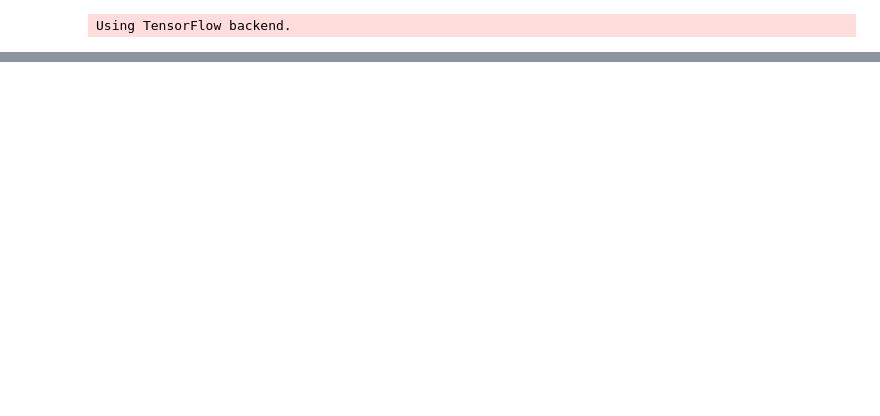
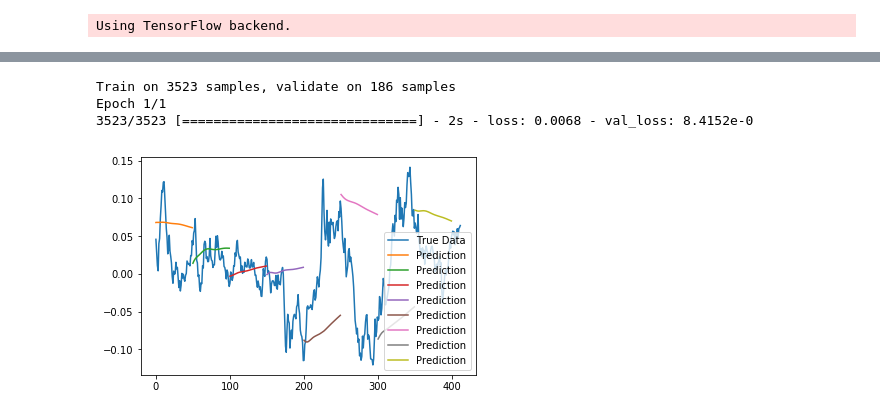
Before and after one commit to coderfi/How-to-Predict-Stock-Prices-Easily-Demo, a Jupyter notebook: stockdemo.ipynb, the cells around one changed output, grey strips where cells are left out. Drawn from its saved outputs; the diff is of its cells as text; code cells hidden in the pictures; blank space fills up the shorter version.

```diff
--- a/stockdemo.ipynb
+++ b/stockdemo.ipynb
@@ -54,0 +80,15 @@ yo
+# %%
+# add one additional LSTM layer
+demo.run(layers=(LSTM(input_dim=1, output_dim=50, return_sequences=True),
+                 Dropout(0.2),
+                 LSTM(50, return_sequences=True),
+                 Dropout(0.2),
+                 LSTM(50, return_sequences=False),
+                 Dropout(0.2),
+                 Dense(output_dim=1),
+                 Activation('linear')))
+# %% [output]
+Train on 3523 samples, validate on 186 samples
+Epoch 1/1
+3523/3523 [==============================] - 2s - loss: 0.0068 - val_loss: 8.4152e-0
+[figure, added]
```
Also changed, not shown: parts of 10 cells of this notebook, 1 other file.
